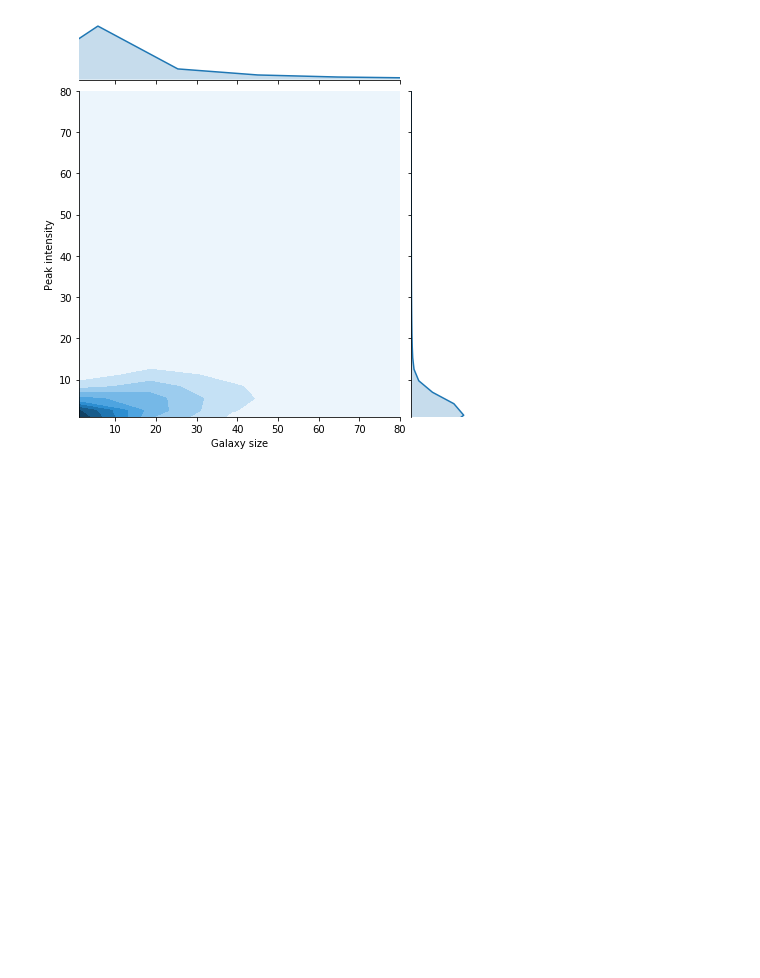
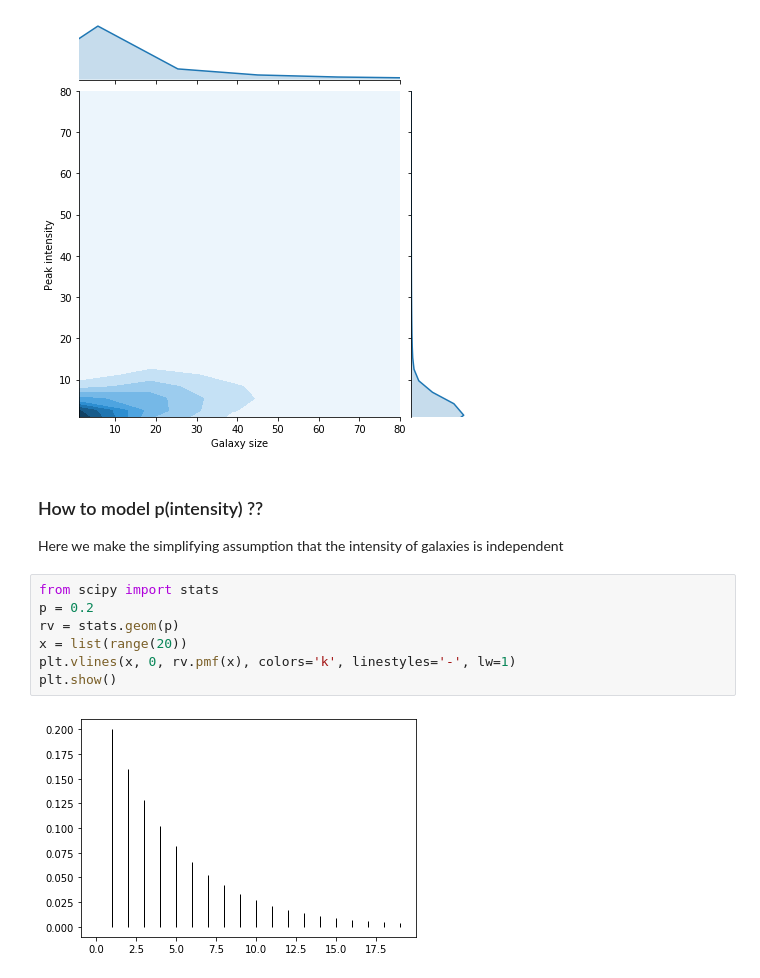
Before and after one commit to Simeonedef/Galaxy-Image-Gen, a Jupyter notebook: analysis/real_image_statistics.ipynb, the cells around one changed output. Drawn from its saved outputs; the diff is of its cells as text; blank space fills up the shorter version.

```diff
--- a/analysis/real_image_statistics.ipynb
+++ b/analysis/real_image_statistics.ipynb
@@ -217,3 +217,15 @@ ax.set_ylabel('Peak intensity')
 plt.show()
 # %% [output]
 [figure]
+# %% [markdown]
+### How to model p(intensity) ??
+Here we make the simplifying assumption that the intensity of galaxies is independent
+# %%
+from scipy import stats
+p = 0.2
+rv = stats.geom(p)
+x = list(range(20))
+plt.vlines(x, 0, rv.pmf(x), colors='k', linestyles='-', lw=1)
+plt.show()
+# %% [output]
+[figure, added]
```
Also changed, not shown: 2 other files.
